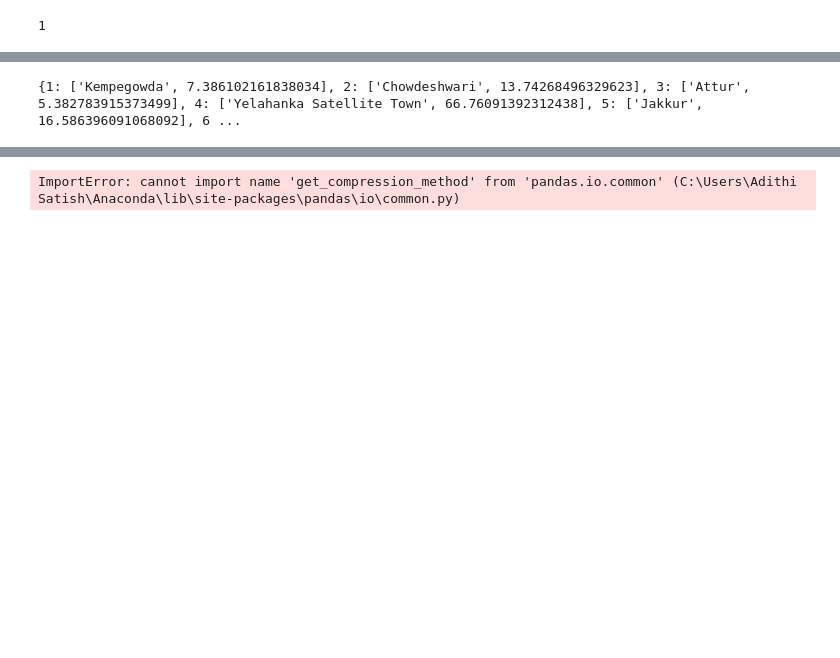
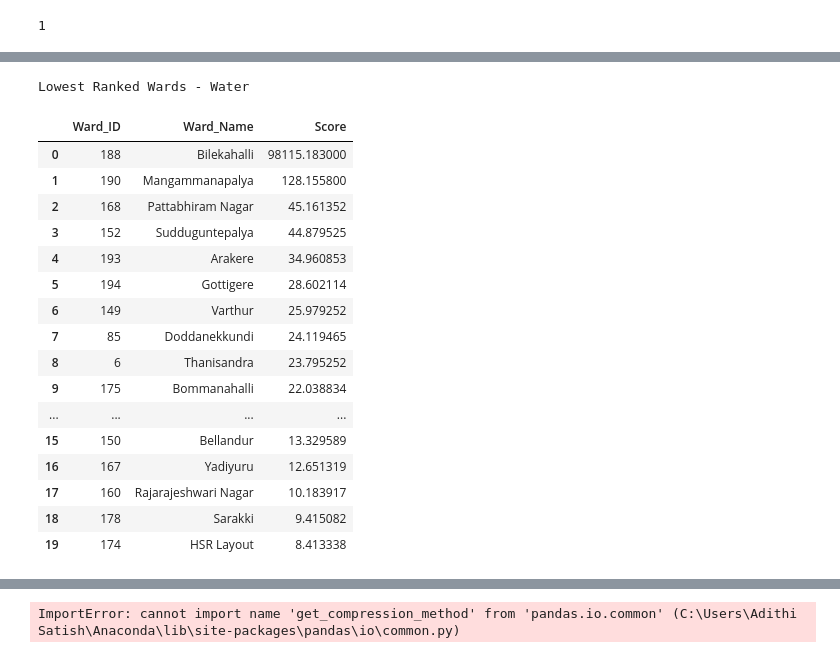
Before and after one commit to ShriyaShankar/Ward-Index, a Jupyter notebook: test_ML.ipynb, the cells around one changed output, grey strips where cells are left out. Saved outputs shown, nothing was run; the diff lists cells and outputs as text; code cells hidden in the pictures; blank space fills up the shorter version.

```diff
--- a/test_ML.ipynb
+++ b/test_ML.ipynb
@@ -858,11 +898,0 @@ print(ward_score)
-# %%
-wards = pd.read_csv("ward_details.csv")
-wards.head(20)
-
-for i in ward_score:
-    ward_score[i] = [wards.loc[i-1,'Ward_Name'],ward_score[i]][1][1]
-
-#print(ward_score)
-print(ward_score)
-# %% [output]
-{1: ['Kempegowda', 7.386102161838034], 2: ['Chowdeshwari', 13.74268496329623], 3: ['Attur', 5.382783915373499], 4: ['Yelahanka Satellite Town', 66.76091392312438], 5: ['Jakkur', 16.586396091068092], 6 ...
@@ -879 +899,53 @@ with open(file, 'w+' ,newline = '') as csvfile:
+# %%
+def cat_score(df1,ci):
+    score = []
+    index=list(df1.index)
+    k=0
+    for i in df1.polarity:
+        stat = df1.status_id[index[k]]
+        si = stat_prob[stat]*stat_scores[stat]
+        #if df1.ward_id[index[k]]==188:
+            #print(i)
+        score.append(pow(ci*si,i))
+        k+=1
+    #print(len(df1.id),len(score))
+    df1['score'] = score
+
+water = df_b[df_b['new_title_id']=='Water']
+potholes = df_b[df_b['new_title_id']=='Potholes']
+streetlights = df_b[df_b['new_title_id']=='Streetlights']
+
+cat_score(water,1)
+cat_score(potholes,1)
+cat_score(streetlights,0.4)
+# %%
+water.head(20)
+
+cal_rank(water,'wardranks_water.csv')
+cal_rank(potholes,'wardranks_potholes.csv')
+cal_rank(streetlights,'wardranks_stlights.csv')
+
+print("Lowest Ranked Wards - Water")
+rank = pd.read_csv("wardranks_water.csv")
+
+rank.head(20)
+# %% [output]
+Lowest Ranked Wards - Water
+|  | Ward_ID | Ward_Name | Score |
+| 0 | 188 | Bilekahalli | 98115.183000 |
+| 1 | 190 | Mangammanapalya | 128.155800 |
+| 2 | 168 | Pattabhiram Nagar | 45.161352 |
+| 3 | 152 | Sudduguntepalya | 44.879525 |
+| 4 | 193 | Arakere | 34.960853 |
+| 5 | 194 | Gottigere | 28.602114 |
+| 6 | 149 | Varthur | 25.979252 |
+| 7 | 85 | Doddanekkundi | 24.119465 |
+| 8 | 6 | Thanisandra | 23.795252 |
+| 9 | 175 | Bommanahalli | 22.038834 |
+| ... | ... | ... | ... |
+| 15 | 150 | Bellandur | 13.329589 |
+| 16 | 167 | Yadiyuru | 12.651319 |
+| 17 | 160 | Rajarajeshwari Nagar | 10.183917 |
+| 18 | 178 | Sarakki | 9.415082 |
+| 19 | 174 | HSR Layout | 8.413338 |
 # %%
```
Also changed, not shown: parts of 15 cells of this notebook, 4 other files.
